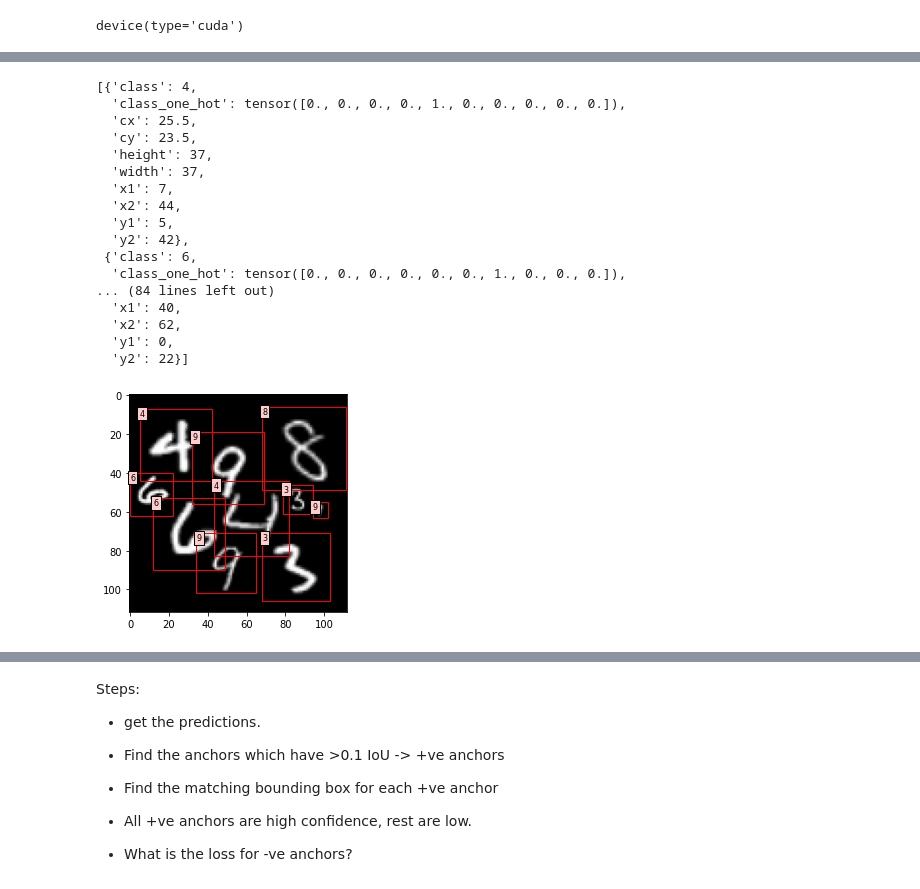
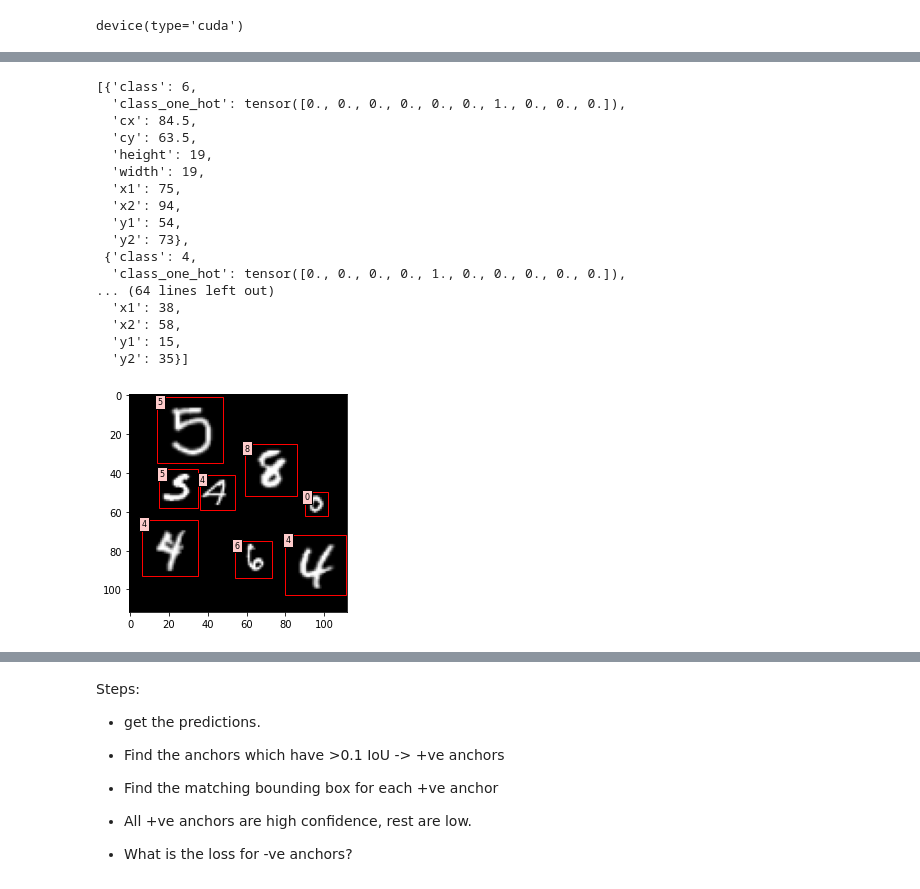
Before and after one commit to Akhilez/ml_gallery, a Jupyter notebook: ml_py/MLGallery/vision/detector_v1/colab_detection.ipynb, the cells around one changed output, grey strips where cells are left out. Cells and saved outputs as stored; diff of their text form; code cells hidden in the pictures.

```diff
--- a/ml_py/MLGallery/vision/detector_v1/colab_detection.ipynb
+++ b/ml_py/MLGallery/vision/detector_v1/colab_detection.ipynb
@@ -31,9 +31,12 @@ device
 # %% [output]
 device(type='cuda')
 # %%
-aug = MNISTAug()
-dm = DataManager()
-dm.load()
+#aug = MNISTAug()
+#dm = DataManager()
+#dm.load()
 aug.max_objects = 10
 aug.min_objects = 4
+aug.spacing = 1
+aug.scaling_mean = 1
+aug.scaling_sd = 0.25
 aug.overflow = 0
@@ -55,27 +47,28 @@ x_test, y_test = aug.get_augmented(dm.x_test, dm.y_test, 10)
 x_train = torch.tensor(x_train.reshape(-1, 1, 112, 112)).type('torch.FloatTensor')
 x_test = torch.tensor(x_test.reshape(-1, 1, 112, 112)).type('torch.FloatTensor')
 # %%
-DataManager.plot_num(x_train[0].reshape((112, 112)), y_train[0])
-y_train[0]
+test_index = 3
+DataManager.plot_num(x_train[test_index].reshape((112, 112)), y_train[test_index])
+y_train[test_index]
 # %% [output]
-[{'class': 4,
+[{'class': 6,
+  'class_one_hot': tensor([0., 0., 0., 0., 0., 0., 1., 0., 0., 0.]),
+  'cx': 84.5,
+  'cy': 63.5,
+  'height': 19,
+  'width': 19,
+  'x1': 75,
+  'x2': 94,
+  'y1': 54,
+  'y2': 73},
+ {'class': 4,
   'class_one_hot': tensor([0., 0., 0., 0., 1., 0., 0., 0., 0., 0.]),
-  'cx': 25.5,
-  'cy': 23.5,
-  'height': 37,
-  'width': 37,
-  'x1': 7,
-  'x2': 44,
-  'y1': 5,
-  'y2': 42},
- {'class': 6,
-  'class_one_hot': tensor([0., 0., 0., 0., 0., 0., 1., 0., 0., 0.]),
-... (84 lines left out)
-  'x1': 40,
-  'x2': 62,
-  'y1': 0,
-  'y2': 22}]
+... (64 lines left out)
+  'x1': 38,
+  'x2': 58,
+  'y1': 15,
+  'y2': 35}]
-[figure, old version]
+[figure, new version]
 # %%
 def to_one_hot(x, num_classes=10):
   b = np.zeros((len(x), num_classes), dtype=np.float32)
```
Also changed, not shown: parts of 11 cells of this notebook.
